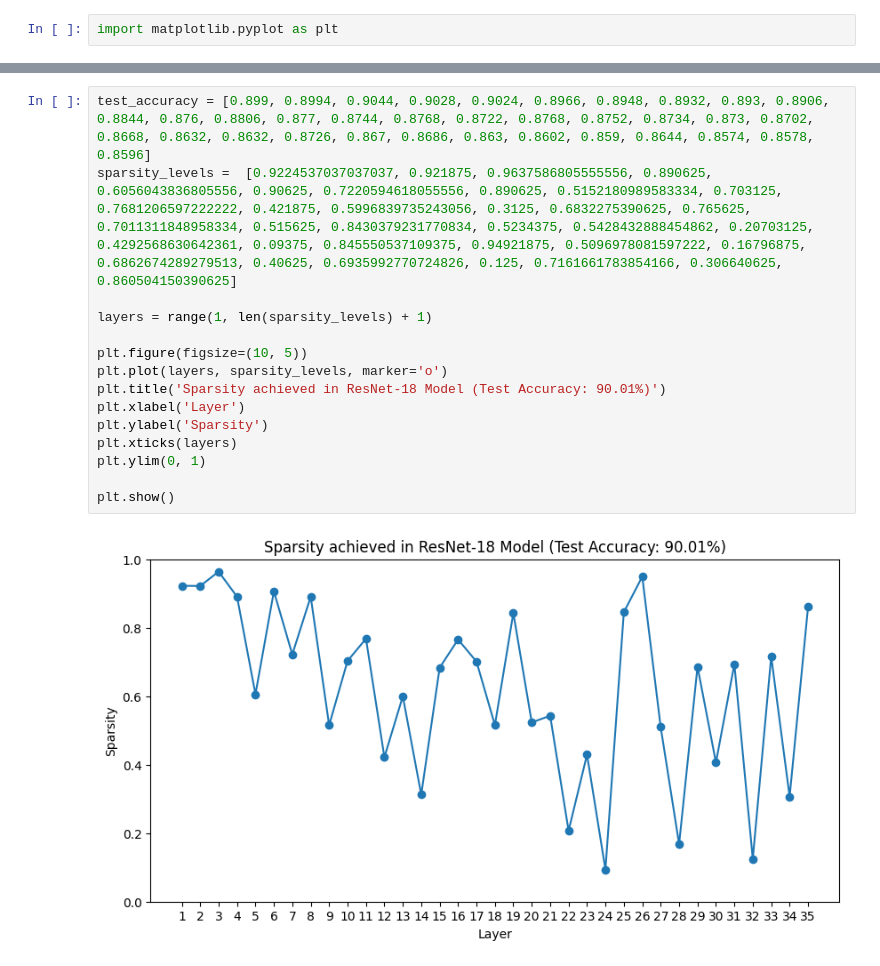
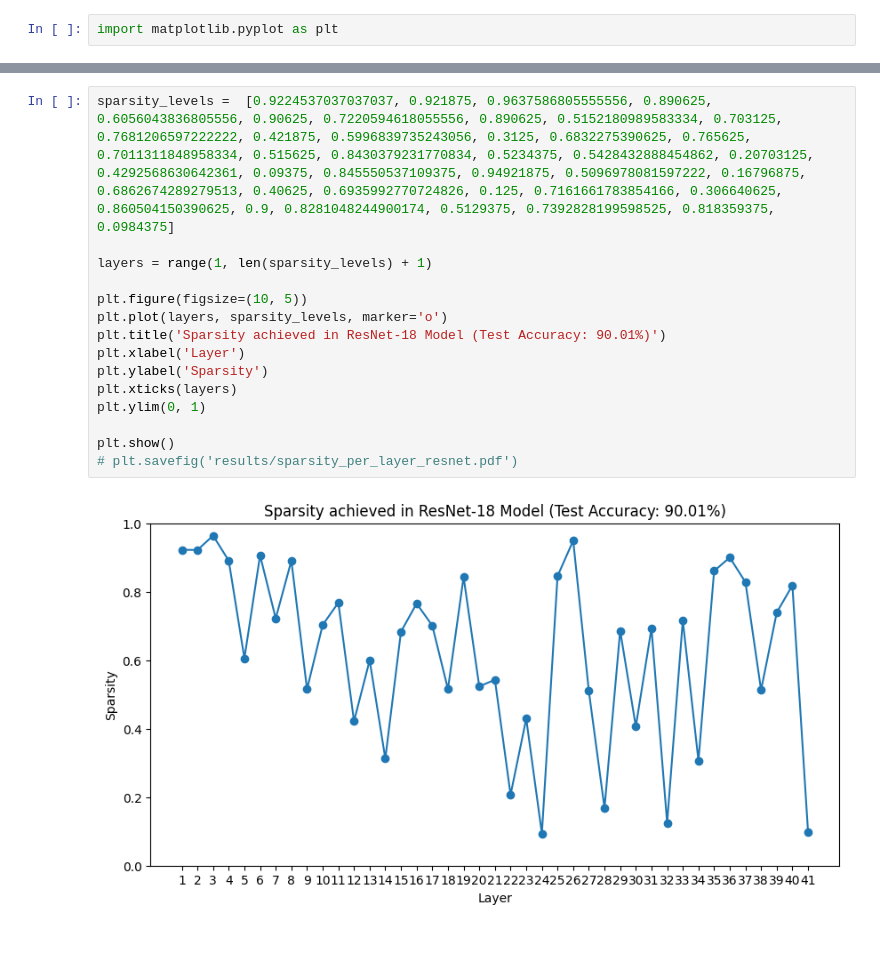
Before and after one commit to Ruturaj-Godse/automated-model-pruning-using-genetic-algorithm, a Jupyter notebook: plotting.ipynb, the cells around one changed output, grey strips where cells are left out. Cells and saved outputs as stored; diff of their text form.

```diff
--- a/plotting.ipynb
+++ b/plotting.ipynb
@@ -19,22 +20,22 @@ plt.show()
 # %% [output]
 [figure]
 # %%
-test_accuracy = [0.899, 0.8994, 0.9044, 0.9028, 0.9024, 0.8966, 0.8948, 0.8932, 0.893, 0.8906, 0.8844, 0.876, 0.8806, 0.877, 0.8744, 0.8768, 0.8722, 0.8768, 0.8752, 0.8734, 0.873, 0.8702, 0.8668, 0.8632, 0.8632, 0.8726, 0.867, 0.8686, 0.863, 0.8602, 0.859, 0.8644, 0.8574, 0.8578, 0.8596]
-sparsity_levels =  [0.9224537037037037, 0.921875, 0.9637586805555556, 0.890625, 0.6056043836805556, 0.90625, 0.7220594618055556, 0.890625, 0.5152180989583334, 0.703125, 0.7681206597222222, 0.421875, 0.5996839735243056, 0.3125, 0.6832275390625, 0.765625, 0.7011311848958334, 0.515625, 0.8430379231770834, 0.5234375, 0.5428432888454862, 0.20703125, 0.4292568630642361, 0.09375, 0.845550537109375, 0.94921875, 0.5096978081597222, 0.16796875, 0.6862674289279513, 0.40625, 0.6935992770724826, 0.125, 0.7161661783854166, 0.306640625, 0.860504150390625]
+sparsity_levels =  [0.9224537037037037, 0.921875, 0.9637586805555556, 0.890625, 0.6056043836805556, 0.90625, 0.7220594618055556, 0.890625, 0.5152180989583334, 0.703125, 0.7681206597222222, 0.421875, 0.5996839735243056, 0.3125, 0.6832275390625, 0.765625, 0.7011311848958334, 0.515625, 0.8430379231770834, 0.5234375, 0.5428432888454862, 0.20703125, 0.4292568630642361, 0.09375, 0.845550537109375, 0.94921875, 0.5096978081597222, 0.16796875, 0.6862674289279513, 0.40625, 0.6935992770724826, 0.125, 0.7161661783854166, 0.306640625, 0.860504150390625, 0.9, 0.8281048244900174, 0.5129375, 0.7392828199598525, 0.818359375, 0.0984375]
 
 layers = range(1, len(sparsity_levels) + 1)
 
 plt.figure(figsize=(10, 5))
 plt.plot(layers, sparsity_levels, marker='o')
 plt.title('Sparsity achieved in ResNet-18 Model (Test Accuracy: 90.01%)')
 plt.xlabel('Layer')
 plt.ylabel('Sparsity')
 plt.xticks(layers)
 plt.ylim(0, 1)
 
 plt.show()
+# plt.savefig('results/sparsity_per_layer_resnet.pdf')
 # %% [output]
-[figure, old version]
+[figure, new version]
 # %%
 # 2 iter
 sparsity_levels = [0.6620370370370371, 0.890625, 0.8818359375, 0.875, 0.7851833767361112, 0.8125, 0.7252332899305556, 0.828125, 0.7315809461805556, 0.796875, 0.6803927951388888, 0.671875, 0.7013821072048612, 0.4921875, 0.9376220703125, 0.9609375, 0.80828857421875, 0.8046875, 0.9176567925347222, 0.9375, 0.5892571343315972, 0.1796875, 0.6328447129991319, 0.1015625, 0.99871826171875, 1.0, 0.5971018473307291, 0.265625, 0.7189229329427084, 0.41015625, 0.7567113240559896, 0.17578125, 0.8343476189507378, 0.298828125, 0.998748779296875, 1.0, 0.9281048244900174, 0.68359375, 0.7392828199598525, 0.818359375, 0.0984375]
```
Also changed, not shown: parts of 10 cells of this notebook, 10 other files.
